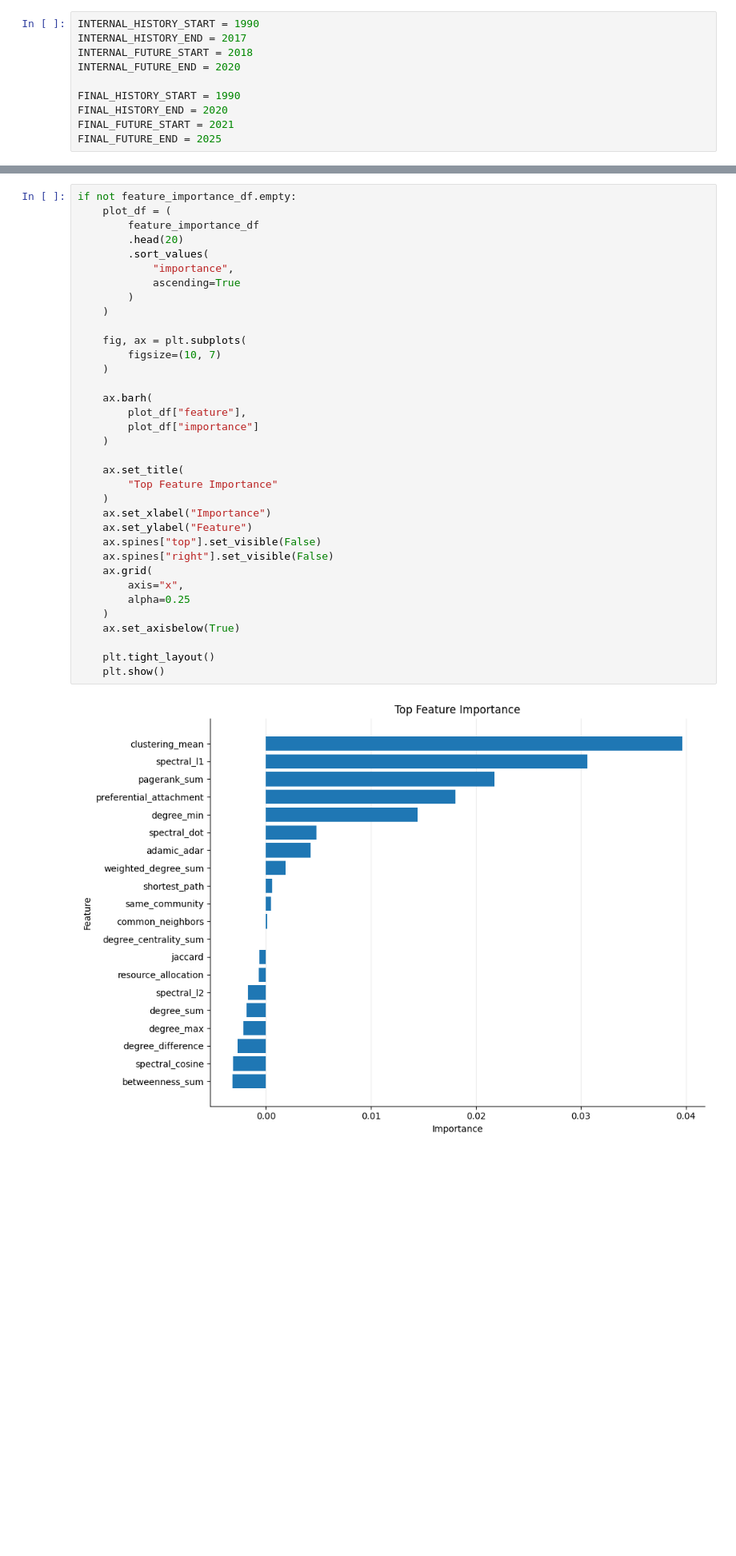
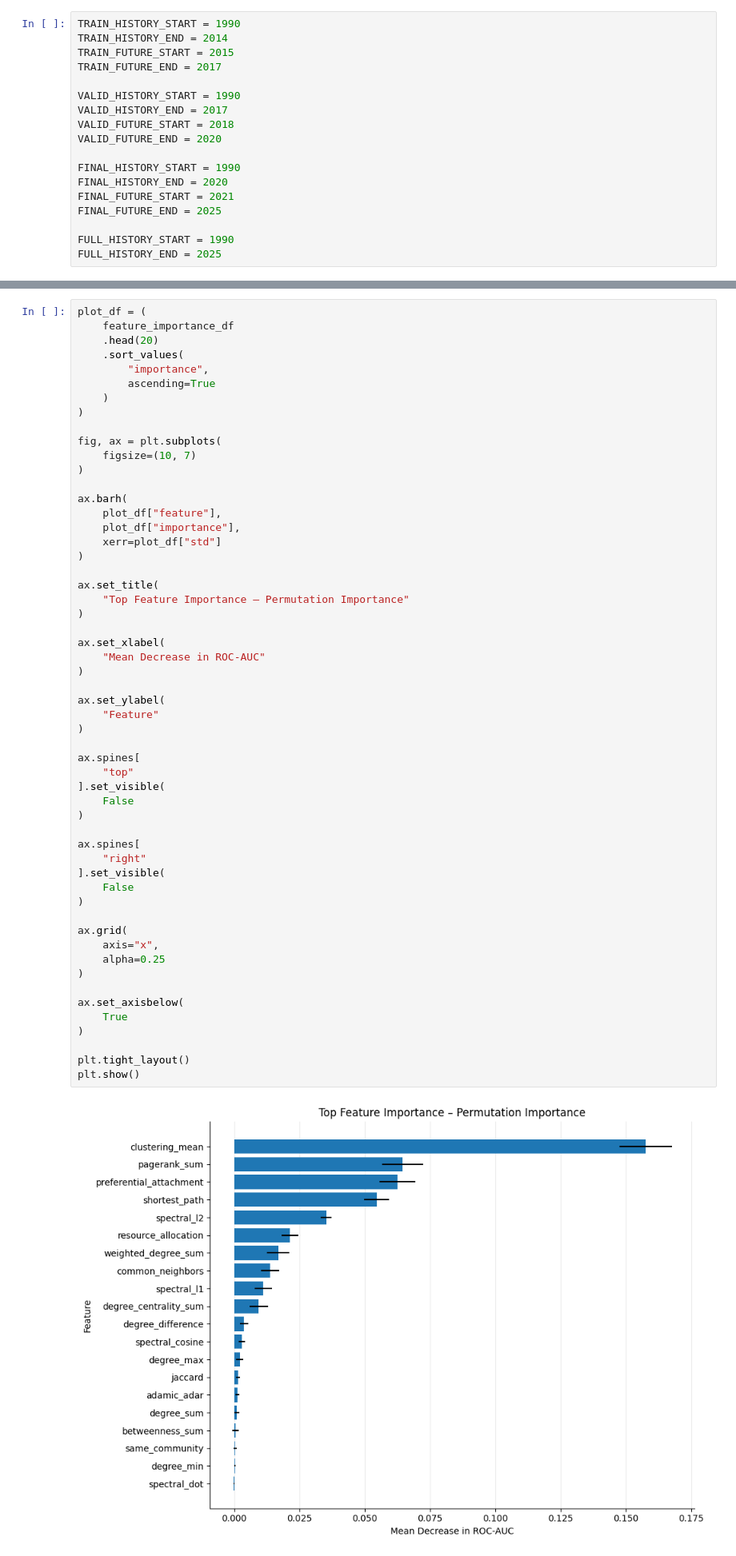
Before and after one commit to yana-g/graph-analysis, a Jupyter notebook: 05_Link_Prediction.ipynb, the cells around one changed output, grey strips where cells are left out. Shown at 80% size. Drawn from its saved outputs; the diff is of its cells as text; blank space fills up the shorter version.

```diff
--- a/05_Link_Prediction.ipynb
+++ b/05_Link_Prediction.ipynb
@@ -219,11 +316,19 @@ Unique actor pairs: 27896
 # %%
-INTERNAL_HISTORY_START = 1990
-INTERNAL_HISTORY_END = 2017
-INTERNAL_FUTURE_START = 2018
-INTERNAL_FUTURE_END = 2020
+TRAIN_HISTORY_START = 1990
+TRAIN_HISTORY_END = 2014
+TRAIN_FUTURE_START = 2015
+TRAIN_FUTURE_END = 2017
+
+VALID_HISTORY_START = 1990
+VALID_HISTORY_END = 2017
+VALID_FUTURE_START = 2018
+VALID_FUTURE_END = 2020
 
 FINAL_HISTORY_START = 1990
 FINAL_HISTORY_END = 2020
 FINAL_FUTURE_START = 2021
 FINAL_FUTURE_END = 2025
+
+FULL_HISTORY_START = 1990
+FULL_HISTORY_END = 2025
 # %%
@@ -1680,37 +2616,57 @@ display(
 # %%
-if not feature_importance_df.empty:
-    plot_df = (
-        feature_importance_df
-        .head(20)
-        .sort_values(
-            "importance",
-            ascending=True
-        )
+plot_df = (
+    feature_importance_df
+    .head(20)
+    .sort_values(
+        "importance",
+        ascending=True
     )
+)
 
-    fig, ax = plt.subplots(
-        figsize=(10, 7)
-    )
+fig, ax = plt.subplots(
+    figsize=(10, 7)
+)
 
-    ax.barh(
-        plot_df["feature"],
-        plot_df["importance"]
-    )
+ax.barh(
+    plot_df["feature"],
+    plot_df["importance"],
+    xerr=plot_df["std"]
+)
 
-    ax.set_title(
-        "Top Feature Importance"
-    )
-    ax.set_xlabel("Importance")
-    ax.set_ylabel("Feature")
-    ax.spines["top"].set_visible(False)
-    ax.spines["right"].set_visible(False)
-    ax.grid(
-        axis="x",
-        alpha=0.25
-    )
-    ax.set_axisbelow(True)
+ax.set_title(
+    "Top Feature Importance – Permutation Importance"
+)
 
-    plt.tight_layout()
-    plt.show()
+ax.set_xlabel(
+    "Mean Decrease in ROC-AUC"
+)
+
+ax.set_ylabel(
+    "Feature"
+)
+
+ax.spines[
+    "top"
+].set_visible(
+    False
+)
+
+ax.spines[
+    "right"
+].set_visible(
+    False
+)
+
+ax.grid(
+    axis="x",
+    alpha=0.25
+)
+
+ax.set_axisbelow(
+    True
+)
+
+plt.tight_layout()
+plt.show()
 # %% [output]
-[figure, old version]
+[figure, new version]
```
Also changed, not shown: parts of 66 cells of this notebook.
